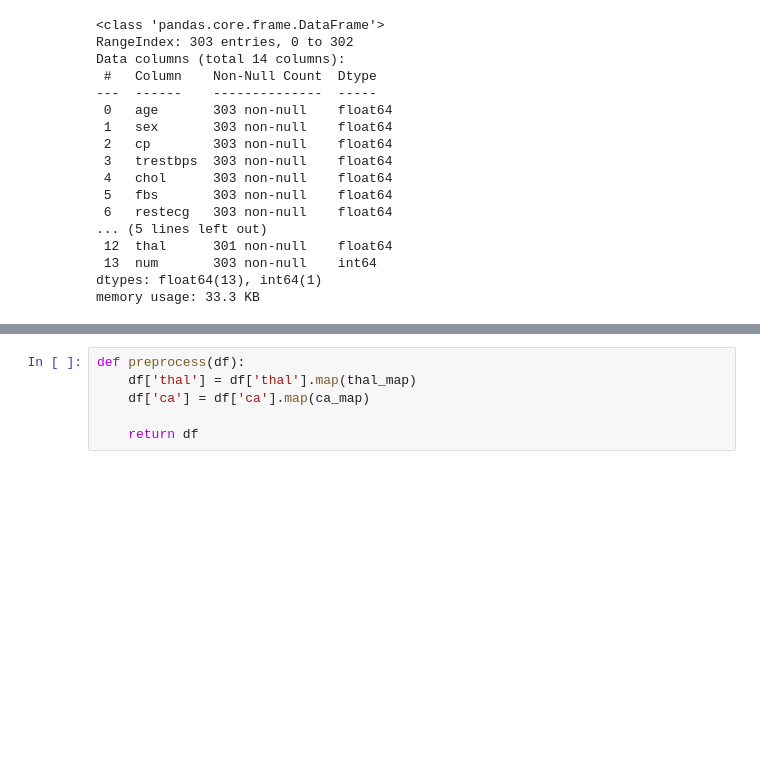
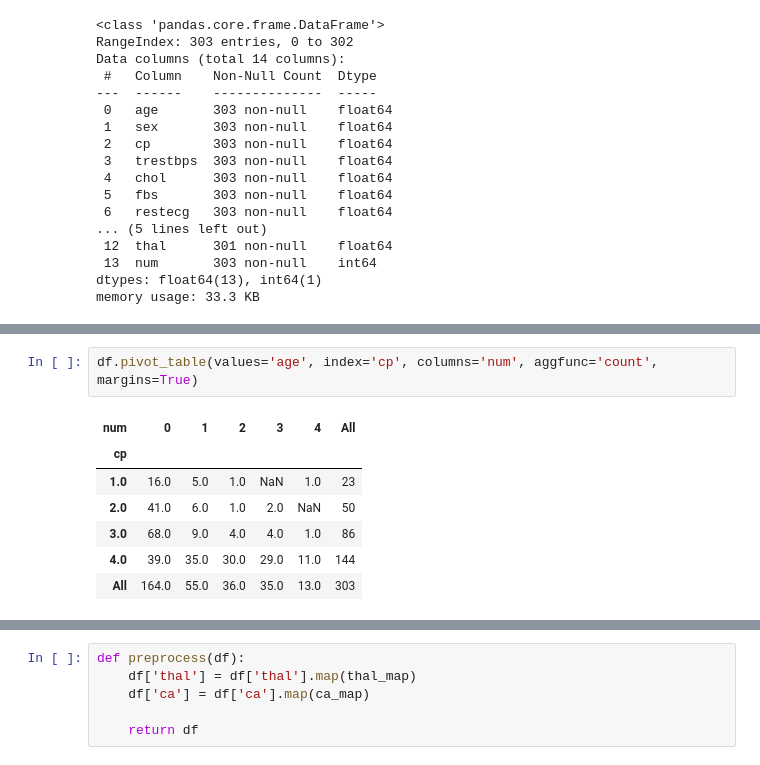
Before and after one commit to aarondwhite/DATA-3421-Final-Project, a Jupyter notebook: Final_Project.ipynb, the cells around one changed output, grey strips where cells are left out. Cells and saved outputs as stored; diff of their text form; blank space fills up the shorter version.

```diff
--- a/Final_Project.ipynb
+++ b/Final_Project.ipynb
@@ -165,0 +173,10 @@ plt.show()
+# %%
+df.pivot_table(values='age', index='cp', columns='num', aggfunc='count', margins=True)
+# %% [output]
+| num | 0 | 1 | 2 | 3 | 4 | All |
+| cp |  |  |  |  |  |  |
+| 1.0 | 16.0 | 5.0 | 1.0 | NaN | 1.0 | 23 |
+| 2.0 | 41.0 | 6.0 | 1.0 | 2.0 | NaN | 50 |
+| 3.0 | 68.0 | 9.0 | 4.0 | 4.0 | 1.0 | 86 |
+| 4.0 | 39.0 | 35.0 | 30.0 | 29.0 | 11.0 | 144 |
+| All | 164.0 | 55.0 | 36.0 | 35.0 | 13.0 | 303 |
```
Also changed, not shown: parts of 12 cells of this notebook.
